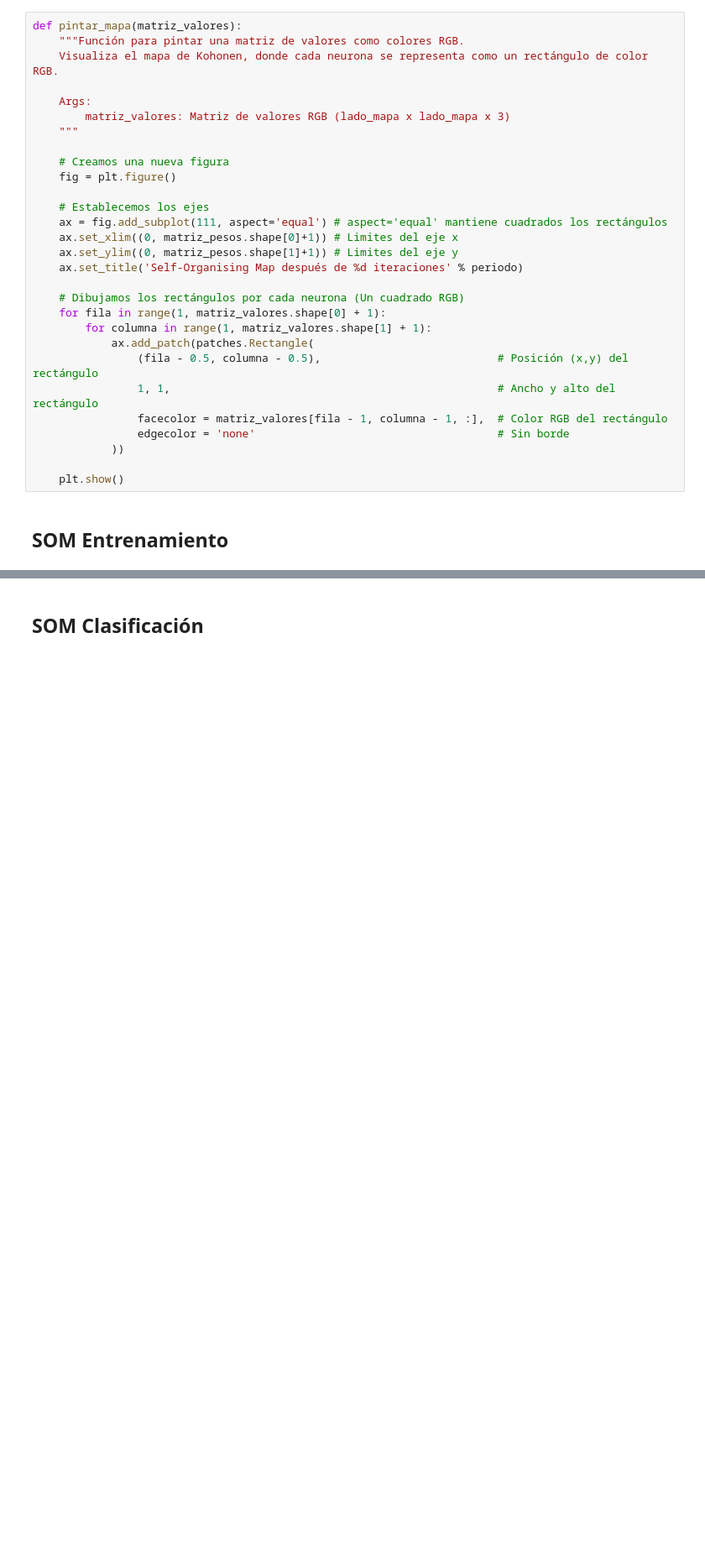
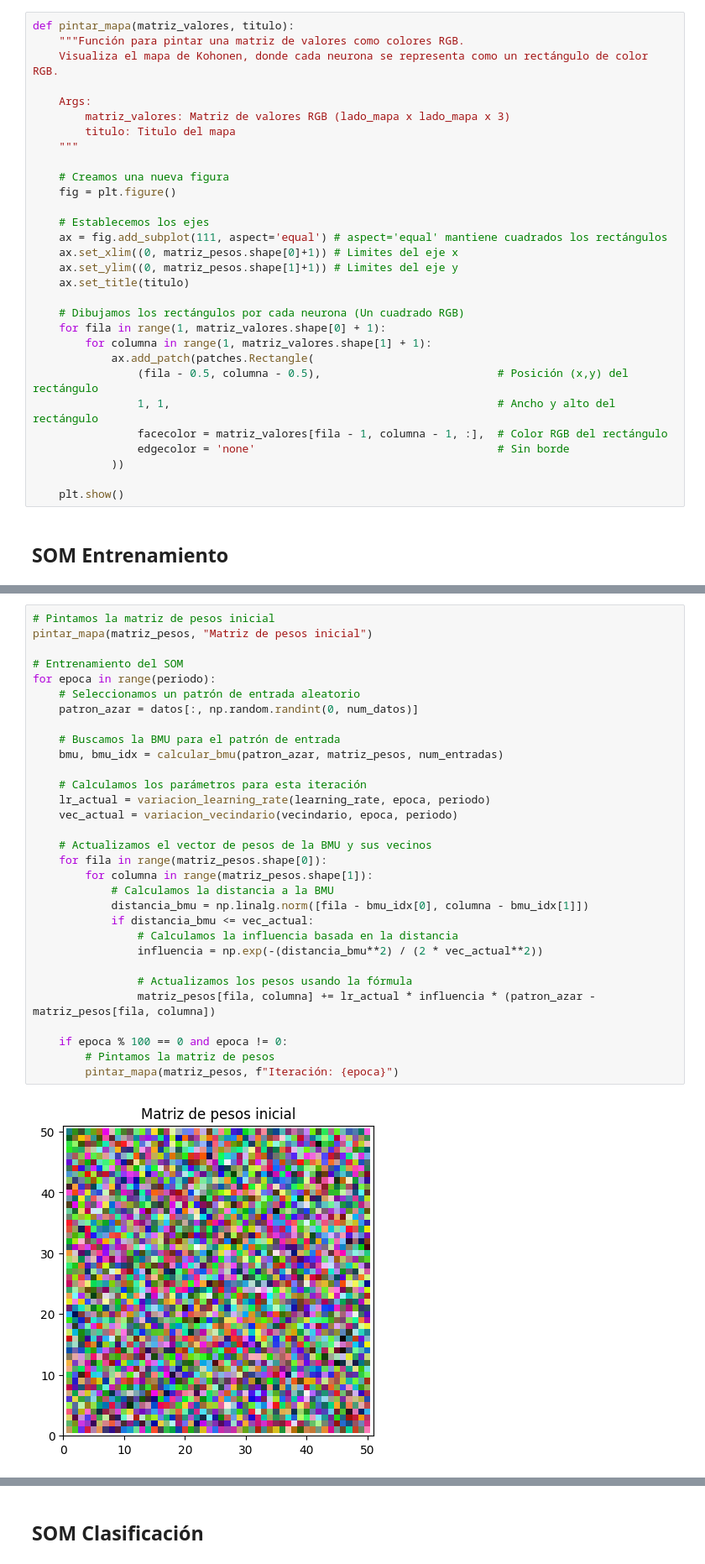
Before and after one commit to Carmoruda/IA_II, a Jupyter notebook: LAB_01/L1P1-SOM_colores-resultado.ipynb, the cells around one changed output, grey strips where cells are left out. Shown at 84% size. Saved outputs shown, nothing was run; the diff lists cells and outputs as text; blank space fills up the shorter version.

Commit message:
Código básico para el entrenamiento (queda ajustar los parámetros)

```diff
--- a/LAB_01/L1P1-SOM_colores-resultado.ipynb
+++ b/LAB_01/L1P1-SOM_colores-resultado.ipynb
@@ -219,12 +233,13 @@ def decay(distancia_BMU, vecindario_actual) -> float:
 # %% [markdown]
 #### Funciones para dibujar la salida de la red
 # %%
-def pintar_mapa(matriz_valores):
+def pintar_mapa(matriz_valores, titulo):
     """Función para pintar una matriz de valores como colores RGB.
     Visualiza el mapa de Kohonen, donde cada neurona se representa como un rectángulo de color RGB.
 
     Args:
         matriz_valores: Matriz de valores RGB (lado_mapa x lado_mapa x 3)
+        titulo: Titulo del mapa
     """
 
     # Creamos una nueva figura
@@ -234,7 +249,7 @@ def pintar_mapa(matriz_valores):
     ax = fig.add_subplot(111, aspect='equal') # aspect='equal' mantiene cuadrados los rectángulos
     ax.set_xlim((0, matriz_pesos.shape[0]+1)) # Limites del eje x
     ax.set_ylim((0, matriz_pesos.shape[1]+1)) # Limites del eje y
-    ax.set_title('Self-Organising Map después de %d iteraciones' % periodo)
+    ax.set_title(titulo)
 
     # Dibujamos los rectángulos por cada neurona (Un cuadrado RGB)
     for fila in range(1, matriz_valores.shape[0] + 1):
@@ -253,0 +267,33 @@ def pintar_mapa(matriz_valores):
+# %%
+# Pintamos la matriz de pesos inicial
+pintar_mapa(matriz_pesos, "Matriz de pesos inicial")
+
+# Entrenamiento del SOM
+for epoca in range(periodo):
+    # Seleccionamos un patrón de entrada aleatorio
+    patron_azar = datos[:, np.random.randint(0, num_datos)]
+
+    # Buscamos la BMU para el patrón de entrada
+    bmu, bmu_idx = calcular_bmu(patron_azar, matriz_pesos, num_entradas)
+
+    # Calculamos los parámetros para esta iteración
+    lr_actual = variacion_learning_rate(learning_rate, epoca, periodo)
+    vec_actual = variacion_vecindario(vecindario, epoca, periodo)
+
+    # Actualizamos el vector de pesos de la BMU y sus vecinos
+    for fila in range(matriz_pesos.shape[0]):
+        for columna in range(matriz_pesos.shape[1]):
+            # Calculamos la distancia a la BMU
+            distancia_bmu = np.linalg.norm([fila - bmu_idx[0], columna - bmu_idx[1]])
+            if distancia_bmu <= vec_actual:
+                # Calculamos la influencia basada en la distancia
+                influencia = np.exp(-(distancia_bmu**2) / (2 * vec_actual**2))
+
+                # Actualizamos los pesos usando la fórmula
+                matriz_pesos[fila, columna] += lr_actual * influencia * (patron_azar - matriz_pesos[fila, columna])
+
+    if epoca % 100 == 0 and epoca != 0:
+        # Pintamos la matriz de pesos
+        pintar_mapa(matriz_pesos, f"Iteración: {epoca}")
+# %% [output]
+[figure, added]
```
Also changed, not shown: parts of 11 cells of this notebook.
